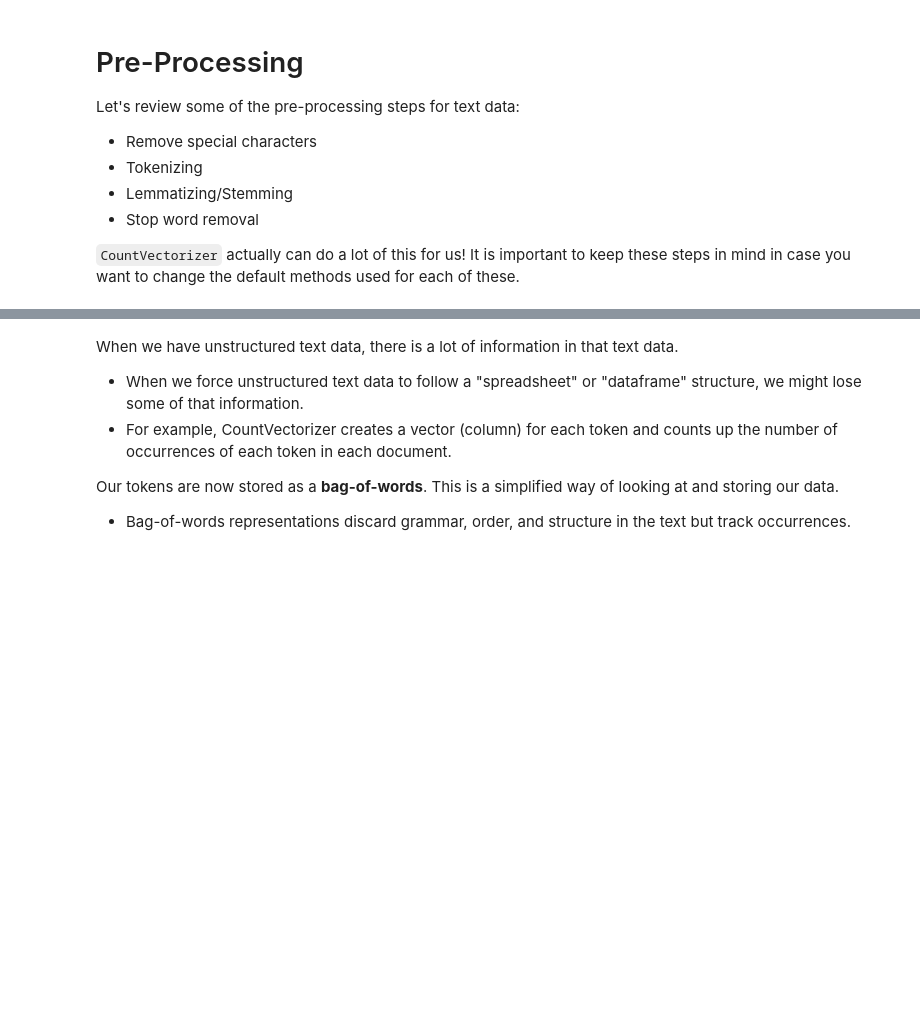
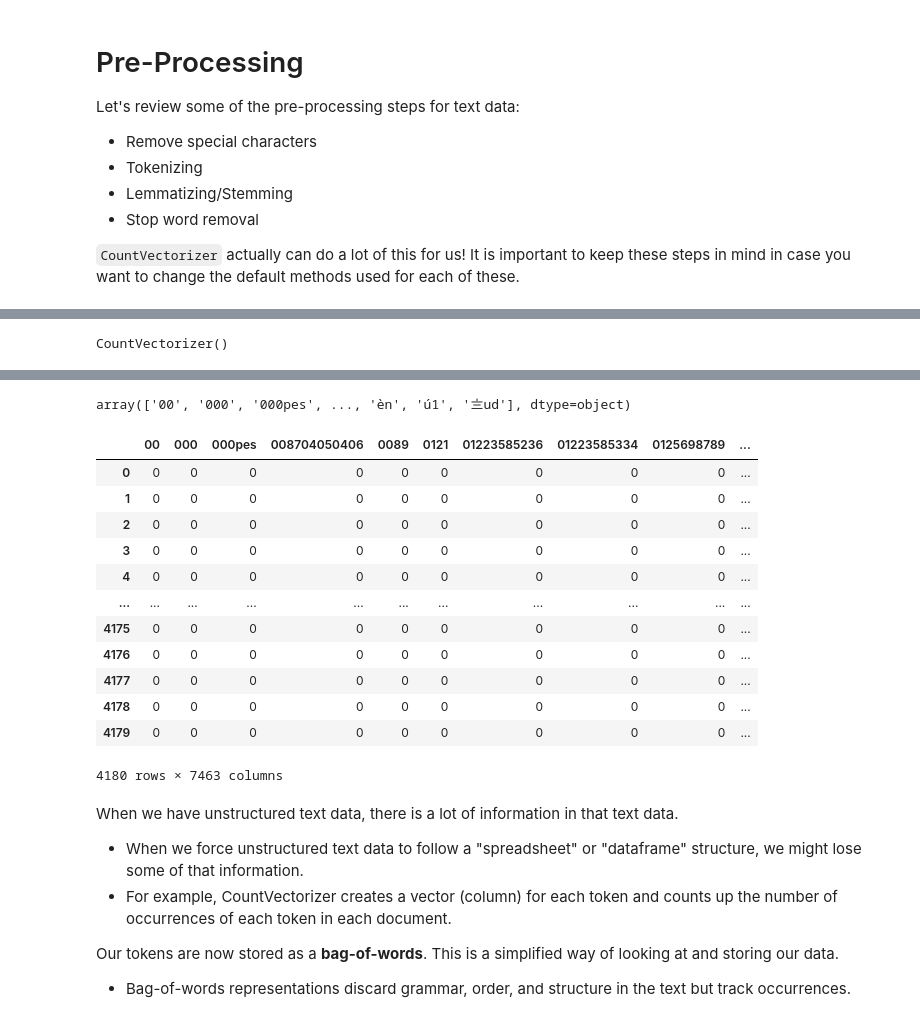
Before and after one commit to jfkoehler/nyu_bootcamp_fa23, a Jupyter notebook: nlp-starter.ipynb, the cells around one changed output, grey strips where cells are left out. Cells and saved outputs as stored; diff of their text form; code cells hidden in the pictures; blank space fills up the shorter version.

```diff
--- a/nlp-starter.ipynb
+++ b/nlp-starter.ipynb
@@ -108,4 +126,7 @@ The easiest way for us to convert text data into a structured, numeric `X` dataf
 # %%
 # Fit the vectorizer on our corpus.
+cvec.fit(X_train)
+# %% [output]
+CountVectorizer()
 # %%
 # Transform the corpus.
@@ -120,7 +145,25 @@ The easiest way for us to convert text data into a structured, numeric `X` dataf
 # %%
 # get the feature names
+cvec.get_feature_names_out()
+# %% [output]
+array(['00', '000', '000pes', ..., 'èn', 'ú1', '〨ud'], dtype=object)
 # %%
 # Transform test
+pd.DataFrame(X_train_cvec.todense(), columns = cvec.get_feature_names_out())
+# %% [output]
+|  | 00 | 000 | 000pes | 008704050406 | 0089 | 0121 | 01223585236 | 01223585334 | 0125698789 | ... |
+| 0 | 0 | 0 | 0 | 0 | 0 | 0 | 0 | 0 | 0 | ... |
+| 1 | 0 | 0 | 0 | 0 | 0 | 0 | 0 | 0 | 0 | ... |
+| 2 | 0 | 0 | 0 | 0 | 0 | 0 | 0 | 0 | 0 | ... |
+| 3 | 0 | 0 | 0 | 0 | 0 | 0 | 0 | 0 | 0 | ... |
+| 4 | 0 | 0 | 0 | 0 | 0 | 0 | 0 | 0 | 0 | ... |
+| ... | ... | ... | ... | ... | ... | ... | ... | ... | ... | ... |
+| 4175 | 0 | 0 | 0 | 0 | 0 | 0 | 0 | 0 | 0 | ... |
+| 4176 | 0 | 0 | 0 | 0 | 0 | 0 | 0 | 0 | 0 | ... |
+| 4177 | 0 | 0 | 0 | 0 | 0 | 0 | 0 | 0 | 0 | ... |
+| 4178 | 0 | 0 | 0 | 0 | 0 | 0 | 0 | 0 | 0 | ... |
+| 4179 | 0 | 0 | 0 | 0 | 0 | 0 | 0 | 0 | 0 | ... |
+4180 rows × 7463 columns
 # %% [markdown]
 When we have unstructured text data, there is a lot of information in that text data.
 - When we force unstructured text data to follow a "spreadsheet" or "dataframe" structure, we might lose some of that information.
```
Also changed, not shown: parts of 29 cells of this notebook, 8 other files.
